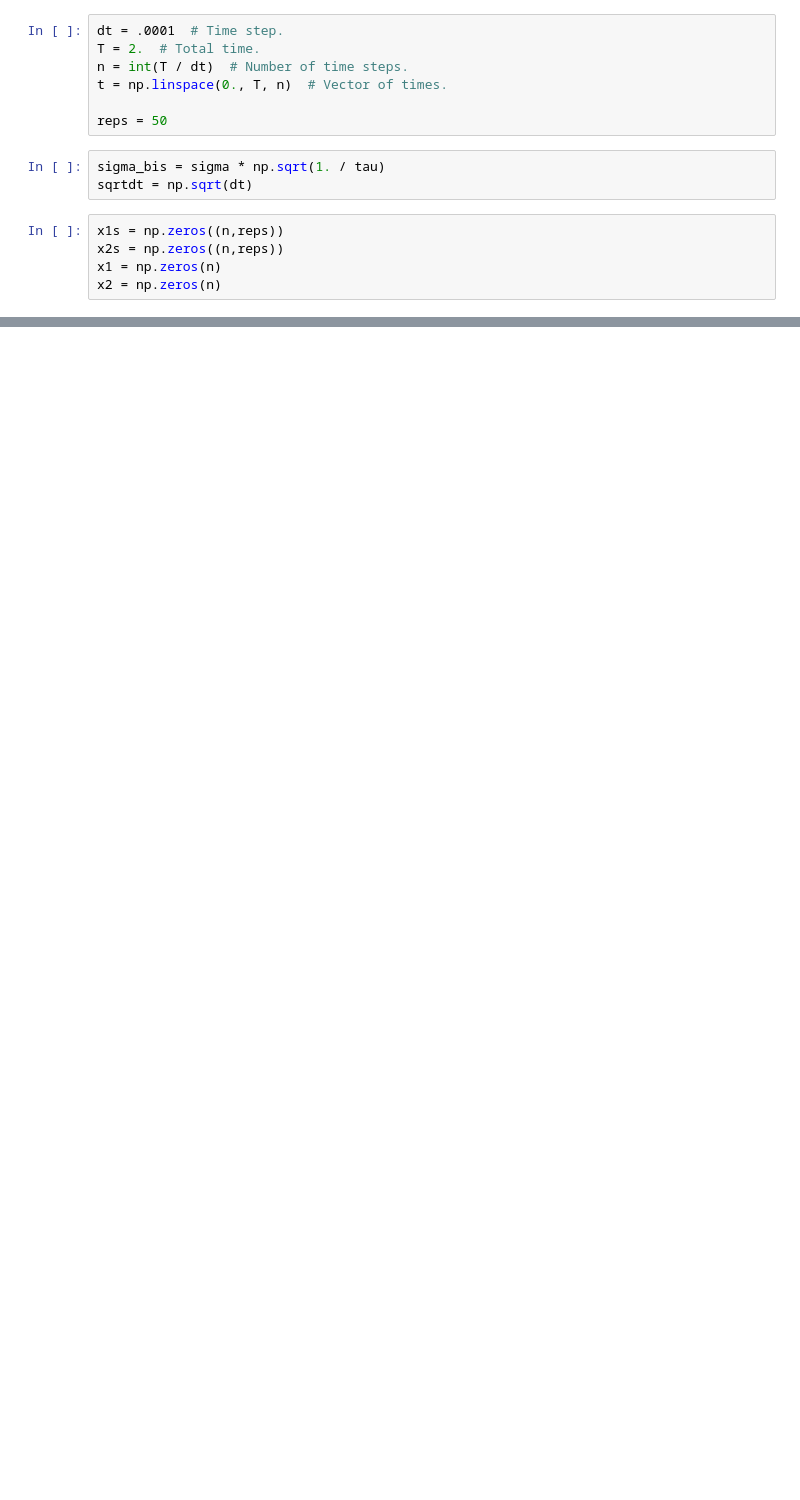
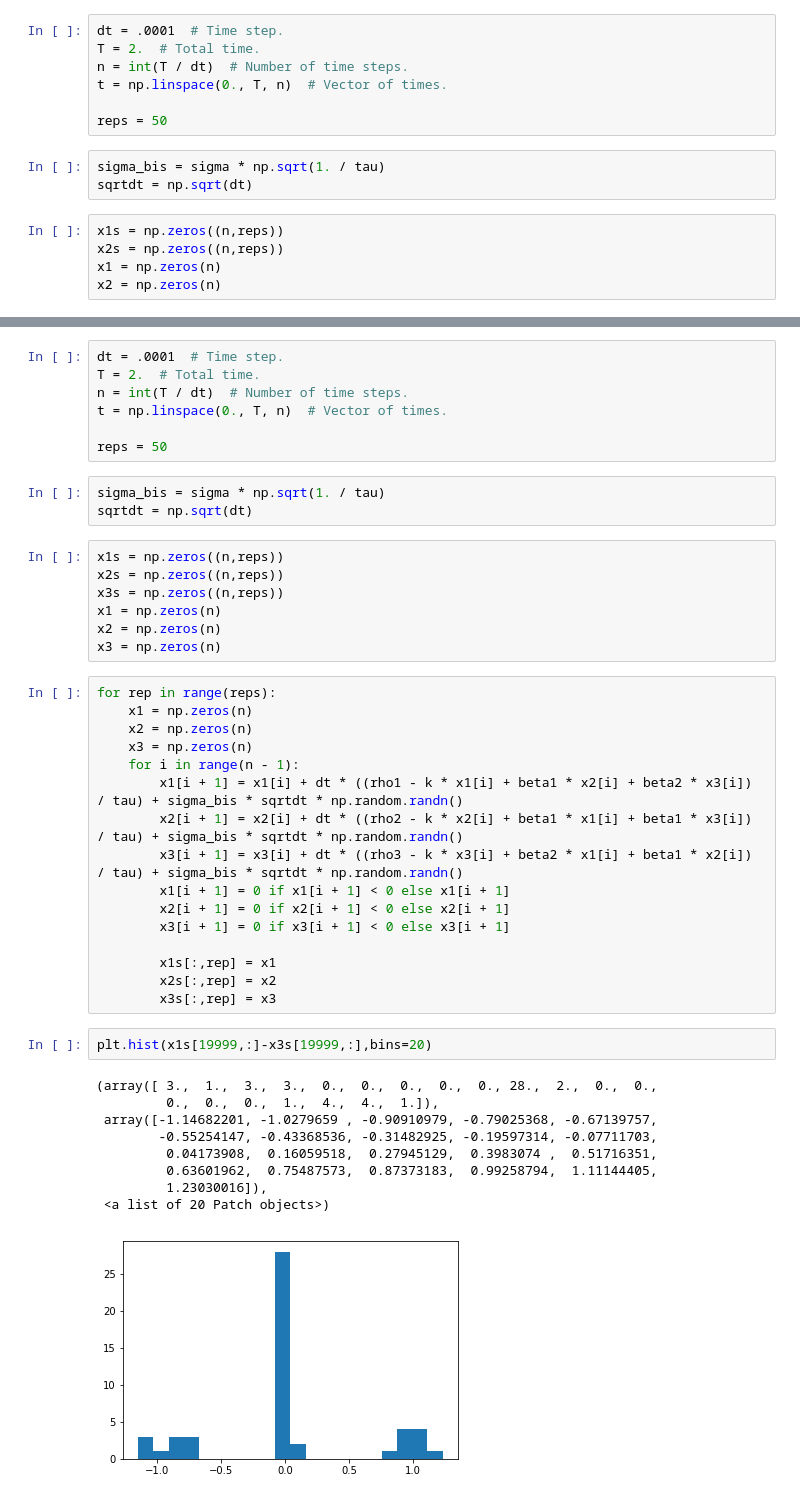
Before and after one commit to vivekhsridhar/decision_geometry, a Jupyter notebook: decision_geometry/output/leaky_competing_accumulator.ipynb, the cells around one changed output, grey strips where cells are left out. Drawn from its saved outputs; the diff is of its cells as text; blank space fills up the shorter version.

Commit message:
field vectors and leaky_competing_accumulator update

```diff
--- a/decision_geometry/output/leaky_competing_accumulator.ipynb
+++ b/decision_geometry/output/leaky_competing_accumulator.ipynb
@@ -81,0 +91,45 @@ plt.imshow(X, extent=[start,end,bns[0],bns[nbins]], aspect=1)
+# %%
+dt = .0001  # Time step.
+T = 2.  # Total time.
+n = int(T / dt)  # Number of time steps.
+t = np.linspace(0., T, n)  # Vector of times.
+
+reps = 50
+# %%
+sigma_bis = sigma * np.sqrt(1. / tau)
+sqrtdt = np.sqrt(dt)
+# %%
+x1s = np.zeros((n,reps))
+x2s = np.zeros((n,reps))
+x3s = np.zeros((n,reps))
+x1 = np.zeros(n)
+x2 = np.zeros(n)
+x3 = np.zeros(n)
+# %%
+for rep in range(reps):
+    x1 = np.zeros(n)
+    x2 = np.zeros(n)
+    x3 = np.zeros(n)
+    for i in range(n - 1):
+        x1[i + 1] = x1[i] + dt * ((rho1 - k * x1[i] + beta1 * x2[i] + beta2 * x3[i]) / tau) + sigma_bis * sqrtdt * np.random.randn()
+        x2[i + 1] = x2[i] + dt * ((rho2 - k * x2[i] + beta1 * x1[i] + beta1 * x3[i]) / tau) + sigma_bis * sqrtdt * np.random.randn()
+        x3[i + 1] = x3[i] + dt * ((rho3 - k * x3[i] + beta2 * x1[i] + beta1 * x2[i]) / tau) + sigma_bis * sqrtdt * np.random.randn()
+        x1[i + 1] = 0 if x1[i + 1] < 0 else x1[i + 1]
+        x2[i + 1] = 0 if x2[i + 1] < 0 else x2[i + 1]
+        x3[i + 1] = 0 if x3[i + 1] < 0 else x3[i + 1]
+
+        x1s[:,rep] = x1
+        x2s[:,rep] = x2
+        x3s[:,rep] = x3
+# %%
+plt.hist(x1s[19999,:]-x3s[19999,:],bins=20)
+# %% [output]
+(array([ 3.,  1.,  3.,  3.,  0.,  0.,  0.,  0.,  0., 28.,  2.,  0.,  0.,
+         0.,  0.,  0.,  1.,  4.,  4.,  1.]),
+ array([-1.14682201, -1.0279659 , -0.90910979, -0.79025368, -0.67139757,
+        -0.55254147, -0.43368536, -0.31482925, -0.19597314, -0.07711703,
+         0.04173908,  0.16059518,  0.27945129,  0.3983074 ,  0.51716351,
+         0.63601962,  0.75487573,  0.87373183,  0.99258794,  1.11144405,
+         1.23030016]),
+ <a list of 20 Patch objects>)
+[figure, added]
```
Also changed, not shown: parts of 12 cells of this notebook, 4 other files.
